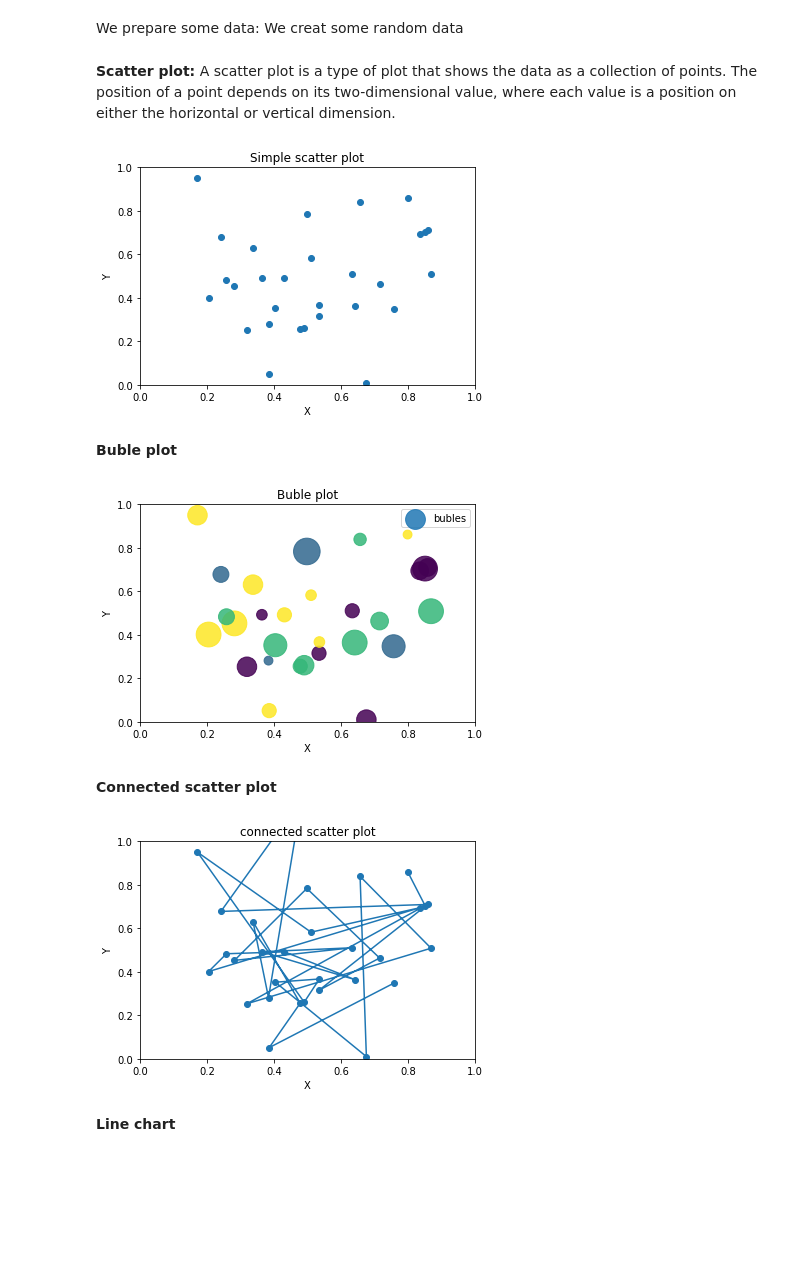
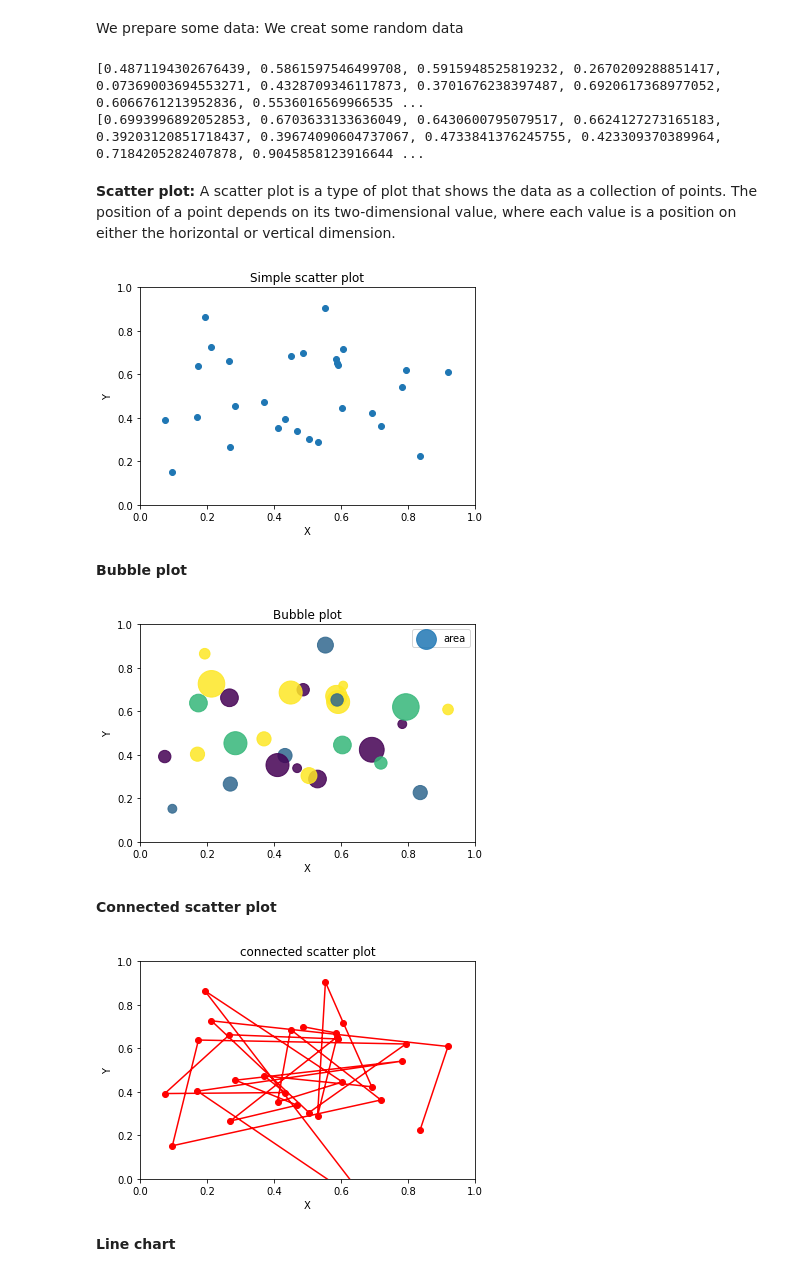
Before and after one commit to WPSYG/Python-2-day-workshop, a Jupyter notebook: Part_06_Matplotlib.ipynb, the cells around one changed output. Saved outputs shown, nothing was run; the diff lists cells and outputs as text; code cells hidden in the pictures; blank space fills up the shorter version.

```diff
--- a/Part_06_Matplotlib.ipynb
+++ b/Part_06_Matplotlib.ipynb
@@ -48,53 +48,69 @@ import matplotlib.pyplot as plt
 We prepare some data: We creat some random data
 # %%
 # create random data
-np.random.seed(12) # We add this so that our random generation should not change each time we run the code
+SEED = 12
+random.seed(SEED)
+np.random.seed(SEED) # We add this so that our random generation should not change each time we run the code
+
+
 n = 30 # declare a variable n of value 30
-x = [random.triangular() for i in range(n)] # Syntax: random.triangular(low, high, mode), returns returns a random floating number between the two specified numbers (both included)
+x = [random.triangular(0, 1) for i in range(n)] # Syntax: random.triangular(low, high, mode), returns returns a random floating number between the two specified numbers (both included)
 y = [random.gauss(0.5, 0.25) for i in range(n)] # Syntax : random.gauss(mu, sigma), return a random floating point number with gaussian distribution.
+
 colors = [random.randint(1, 4) for i in range(n)] # Syntax: randint(start, end), A random integer in range [start, end] including the end points.
 areas = [math.pi * random.randint(5, 15)**2 for i in range(n)]
+
+print(x)
+print(y)
+# %% [output]
+[0.4871194302676439, 0.5861597546499708, 0.5915948525819232, 0.2670209288851417, 0.07369003694553271, 0.4328709346117873, 0.3701676238397487, 0.6920617368977052, 0.6066761213952836, 0.5536016569966535 ...
+[0.6993996892052853, 0.6703633133636049, 0.6430600795079517, 0.6624127273165183, 0.39203120851718437, 0.39674090604737067, 0.4733841376245755, 0.423309370389964, 0.7184205282407878, 0.9045858123916644 ...
 # %% [markdown]
 **Scatter plot:** A scatter plot is a type of plot that shows the data as a collection of points. The position of a point depends on its two-dimensional value, where each value is a position on either the horizontal or vertical dimension.
 # %%
 # draw the plot
 plt.figure()
 plt.scatter(x, y)
+
 plt.axis([0.0, 1.0, 0.0, 1.0])
 plt.xlabel("X")
 plt.ylabel("Y")
 plt.title("Simple scatter plot")
 plt.show()
 # %% [output]
-[figure, old version]
+[figure, new version]
 # %% [markdown]
-**Buble plot**
+**Bubble plot**
 # %%
 # draw the plot
 plt.figure() # We use the default size figure
-plt.scatter(x, y, label='bubles',s=areas, c=colors, alpha=0.85)
+plt.scatter(x, y, label='area', s=areas, c=colors, alpha=0.85)
+
+
 plt.axis([0.0, 1.0, 0.0, 1.0])
 plt.xlabel("X")
 plt.ylabel("Y")
 plt.legend()
-plt.title("Buble plot")
+plt.title("Bubble plot")
 plt.show()
 # %% [output]
-[figure, old version]
+[figure, new version]
 # %% [markdown]
 **Connected scatter plot**
 # %%
 #plt.plot(data, data, '-o')
 # draw the plot
 plt.figure()
-plt.plot(x, y, '-o')
+plt.plot(x, y, 'o-r')
+
+
 plt.axis([0.0, 1.0, 0.0, 1.0])
 plt.xlabel("X")
 plt.ylabel("Y")
 plt.title("connected scatter plot")
 plt.show()
 # %% [output]
-[figure, old version]
+[figure, new version]
 # %% [markdown]
 **Line chart**
 # %%
```
Also changed, not shown: parts of 8 cells of this notebook.
